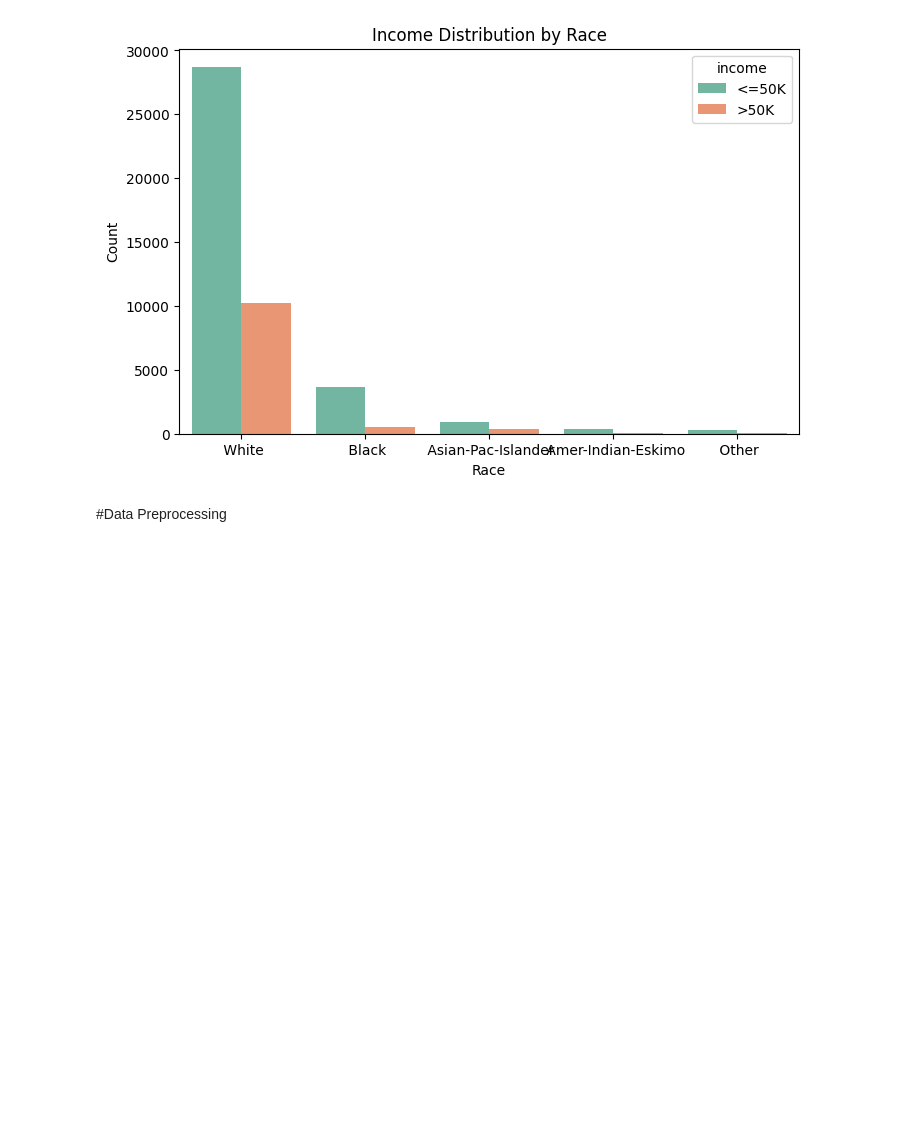
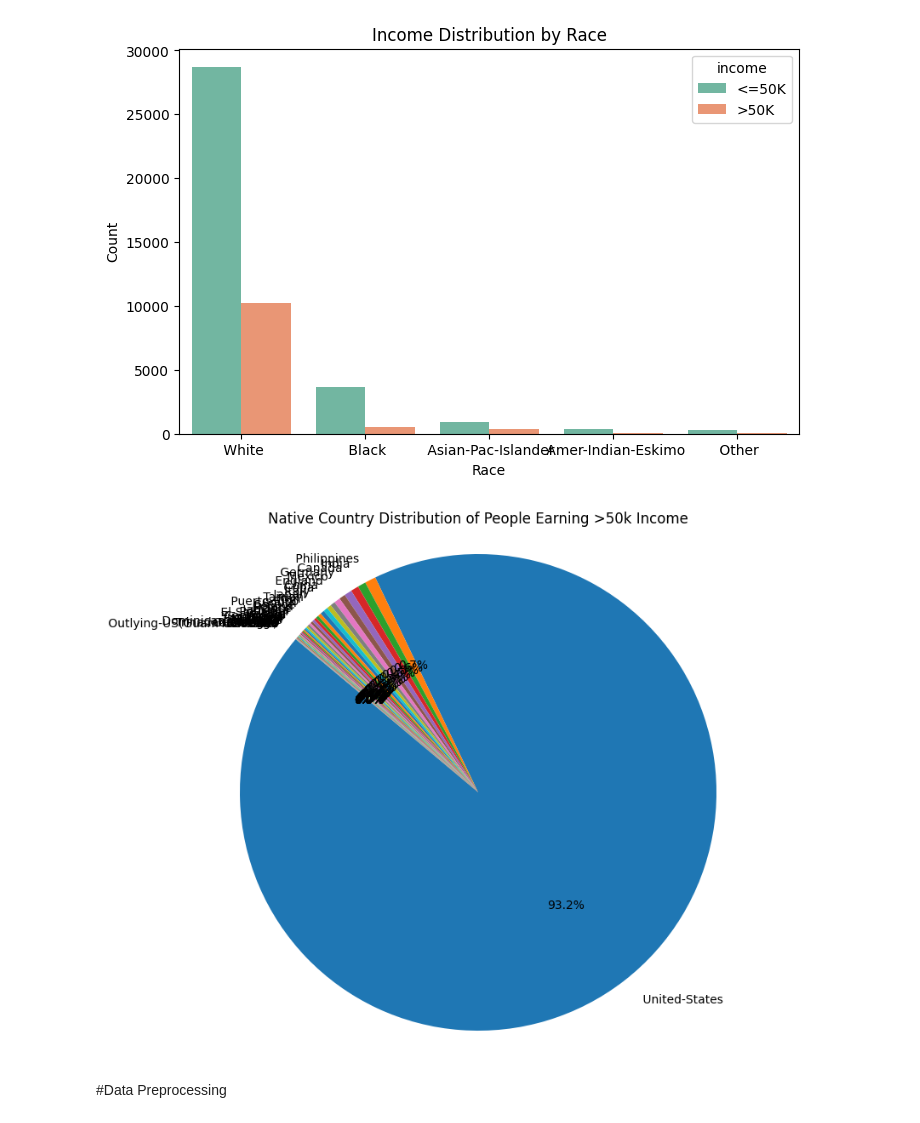
Before and after one commit to RanxduG/Machine-Learning-Coursework, a Jupyter notebook: ML_Coursework.ipynb, the cells around one changed output. Cells and saved outputs as stored; diff of their text form; code cells hidden in the pictures; blank space fills up the shorter version.

```diff
--- a/ML_Coursework.ipynb
+++ b/ML_Coursework.ipynb
@@ -220,6 +257,23 @@ plt.ylabel('Count')
 plt.show()
 # %% [output]
 [figure]
+# %%
+import matplotlib.pyplot as plt
+
+# Filter the DataFrame for people who earn >50k income
+high_income_df = df[df['income'] == '>50K']
+
+# Count the number of occurrences of each native country for people who earn >50k income
+country_counts = high_income_df['native-country'].value_counts()
+
+# Plotting the pie chart
+plt.figure(figsize=(10, 8))
+plt.pie(country_counts, labels=country_counts.index, autopct='%1.1f%%', startangle=140)
+plt.title('Native Country Distribution of People Earning >50k Income')
+plt.axis('equal')  # Equal aspect ratio ensures that pie is drawn as a circle.
+plt.show()
+# %% [output]
+[figure, added]
 # %% [markdown]
 #Data Preprocessing
 # %%
```
Also changed, not shown: parts of 9 cells of this notebook.
